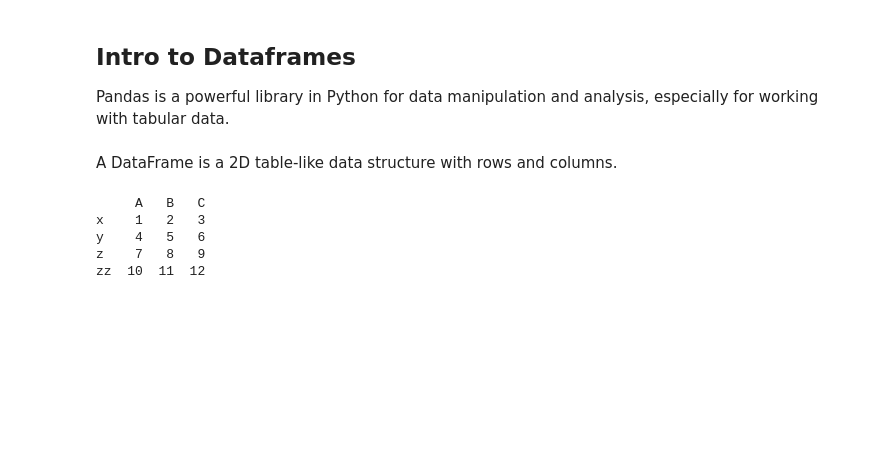
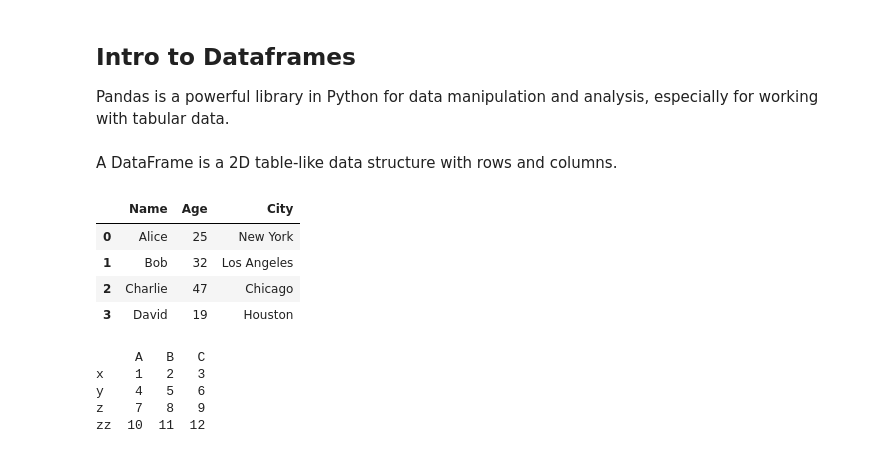
Before and after one commit to abdulsamadkhan/MachineLearningTutorials, a Jupyter notebook: Introduction to pandas.ipynb, the cells around one changed output. Cells and saved outputs as stored; diff of their text form; code cells hidden in the pictures; blank space fills up the shorter version.

```diff
--- a/Introduction to pandas.ipynb
+++ b/Introduction to pandas.ipynb
@@ -8,6 +8,25 @@ import pandas as pd
 import numpy as np
 # %% [markdown]
 A DataFrame is a 2D table-like data structure with rows and columns.
+# %%
+# Creating a simple DataFrame
+# Explanation: A DataFrame is a 2D table with rows and columns, similar to an Excel sheet.
+data = {
+    'Name': ['Alice', 'Bob', 'Charlie', 'David'],
+    'Age': [25, 32, 47, 19],
+    'City': ['New York', 'Los Angeles', 'Chicago', 'Houston']
+}
+df = pd.DataFrame(data)
+
+# Displaying the DataFrame
+# Explanation: This prints the DataFrame to view its contents
+df
+# %% [output]
+|  | Name | Age | City |
+| 0 | Alice | 25 | New York |
+| 1 | Bob | 32 | Los Angeles |
+| 2 | Charlie | 47 | Chicago |
+| 3 | David | 19 | Houston |
 # %%
 # Create a DataFrame with the given data, column names, and row indices
 df = pd.DataFrame(
```
Also changed, not shown: parts of 71 cells of this notebook.
